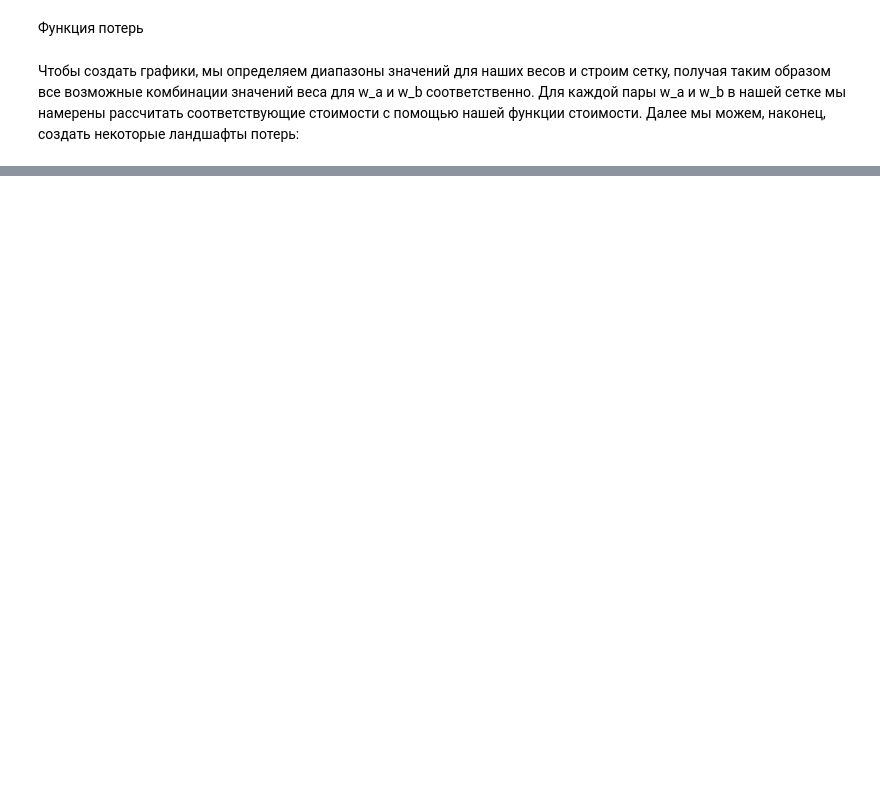
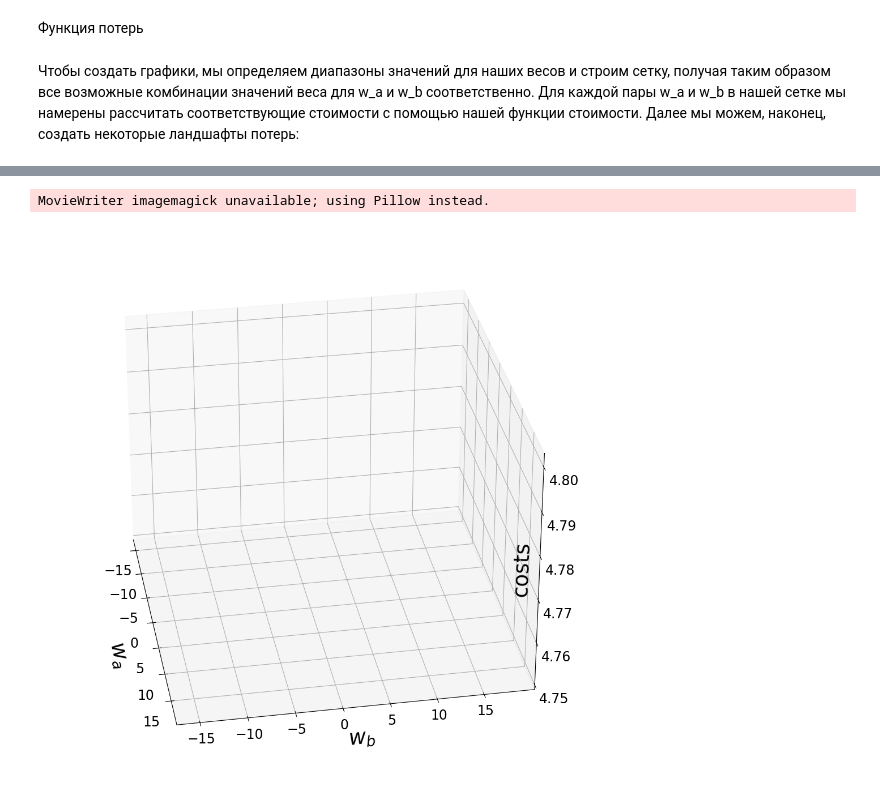
Before and after one commit to AntonSHBK/SGD_visualisation, a Jupyter notebook: SGD_visualisation.ipynb, the cells around one changed output, grey strips where cells are left out. Saved outputs shown, nothing was run; the diff lists cells and outputs as text; code cells hidden in the pictures; blank space fills up the shorter version.

```diff
--- a/SGD_visualisation.ipynb
+++ b/SGD_visualisation.ipynb
@@ -130,0 +160,46 @@ KeyboardInterrupt:
+# %%
+fig = plt.figure(figsize=(10,10)) # create figure
+ax = fig.add_subplot(111,projection='3d' )
+line_style=["dashed", "dashdot", "dotted"] #linestyles
+fontsize_=27 # set axis label fontsize
+labelsize_=17 # set tick label fontsize
+ax.view_init(elev=30, azim=-10)
+ax.set_xlabel(r'$w_a$', fontsize=fontsize_, labelpad=17)
+ax.set_ylabel(r'$w_b$', fontsize=fontsize_, labelpad=5)
+ax.set_zlabel("costs", fontsize=fontsize_, labelpad=-35)
+ax.tick_params(axis='x', pad=12, which='major', labelsize=labelsize_)
+ax.tick_params(axis='y', pad=0, which='major', labelsize=labelsize_)
+ax.tick_params(axis='z', pad=8, which='major', labelsize=labelsize_)
+ax.set_zlim(4.75,4.802) # set range for z-values in the plot
+
+# Define which epochs to plot:
+p1=list(np.arange(0,200,20))
+p2=list(np.arange(200,9000,100))
+points_=p1+p2
+
+camera=Camera(fig) # create Camera object
+for i in points_:
+    # Plot the three trajectories of gradient descent...
+    #... each starting from its respective starting point
+    #... and each with a unique linestyle:
+    for j in range(3):
+        ax.plot(weights_2_5_250[j][0:i],weights_2_5_251[j][0:i],costs[j][0:i],
+                linestyle=line_style[j],linewidth=2,
+                color="black", label=str(i))
+        ax.scatter(weights_2_5_250[j][i],weights_2_5_251[j][i],costs[j][i],
+                   marker='o', s=15**2,
+               color="black", alpha=1.0)
+    # Surface plot (= loss landscape):
+    ax.plot_surface(M1, M2, Z_100, cmap='terrain',
+                             antialiased=True,cstride=1,rstride=1, alpha=0.75)
+    ax.legend([f'epochs: {i}'], loc=(0.25, 0.8),fontsize=17) # set position of legend
+    plt.tight_layout()
+    camera.snap() # take snapshot after each iteration
+
+animation = camera.animate(interval = 5, # set delay between frames in milliseconds
+                          repeat = False,
+                          repeat_delay = 0)
+animation.save('imgs/gd_1.gif', writer = 'imagemagick', dpi=100)  # save animation
+# %% [output]
+MovieWriter imagemagick unavailable; using Pillow instead.
+[figure, added]
```
Also changed, not shown: parts of 10 cells of this notebook, 5 other files.
